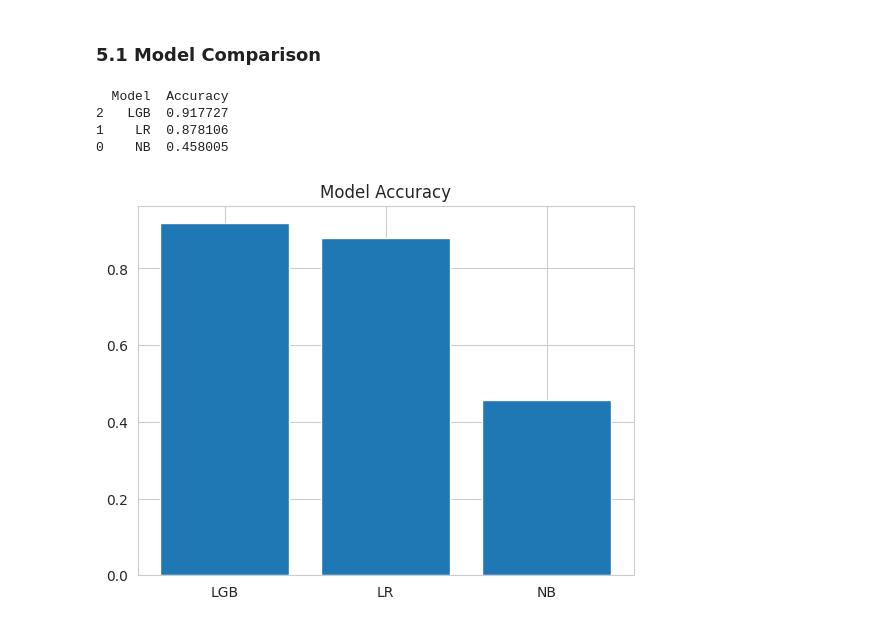
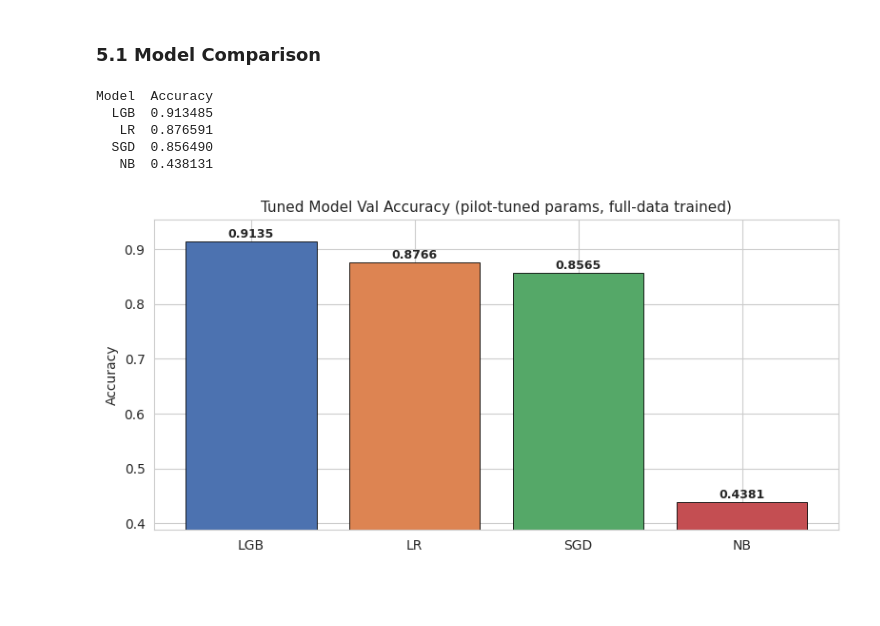
Before and after one commit to Avhi-kr/MLP_Project_Jan26, a Jupyter notebook: Main Notebook/FinalNoteboook.ipynb, the cells around one changed output. Saved outputs shown, nothing was run; the diff lists cells and outputs as text; code cells hidden in the pictures; blank space fills up the shorter version.

```diff
--- a/Main Notebook/FinalNoteboook.ipynb
+++ b/Main Notebook/FinalNoteboook.ipynb
@@ -643,0 +631,26 @@ Training LightGBM...
+# %%
+# ── Model 2: Logistic Regression ────────────────────────────────────────────
+# Step 1: tune on pilot (5%)
+print('Tuning Logistic Regression on pilot set...')
+lr_param_dist = {
+    'C'       : [0.01, 0.05, 0.1, 0.3, 0.5, 1.0, 2.0, 5.0, 10.0],
+    'solver'  : ['lbfgs', 'saga'],
+    'max_iter': [500, 1000]
+}
+lr_rs = RandomizedSearchCV(
+    LogisticRegression(random_state=42),
+    lr_param_dist, n_iter=15, cv=3, scoring='accuracy',
+    n_jobs=-1, random_state=42, verbose=0
+)
+lr_rs.fit(X_pilot, y_pilot)
+best_lr_params = lr_rs.best_params_
+print(f'  Best params (pilot): {best_lr_params}')
+
+# Step 2: train on FULL X_train with tuned params
+# Force max_iter=2000 on full fit to guarantee convergence on larger data
+print('Training Logistic Regression on full train set...')
+lr = LogisticRegression(**{**best_lr_params, 'max_iter': 2000, 'random_state': 42})
+lr.fit(X_train, y_train)
+lr_pred = lr.predict(X_val)
+lr_acc  = accuracy_score(y_val, lr_pred)
+print(f'  LR Val Accuracy : {lr_acc:.4f}')
@@ -644,20 +777,29 @@ Training LightGBM...
 # %% [markdown]
 ### 5.1 Model Comparison
-# %%
-results = pd.DataFrame({
-    'Model': ['NB', 'LR', 'LGB'],
-    'Accuracy': [nb_acc, lr_acc, lgb_acc]
-}).sort_values('Accuracy', ascending=False)
-
-print(results)
-
-plt.bar(results['Model'], results['Accuracy'])
-plt.title('Model Accuracy')
-plt.show()
-# %% [output]
-  Model  Accuracy
-2   LGB  0.917727
-1    LR  0.878106
-0    NB  0.458005
-[figure, removed]
+# %%
+results = pd.DataFrame({
+    'Model'   : ['NB', 'LR', 'SGD', 'LGB'],
+    'Accuracy': [nb_acc, lr_acc, sgd_acc, lgb_acc]
+}).sort_values('Accuracy', ascending=False).reset_index(drop=True)
+
+print(results.to_string(index=False))
+
+fig, ax = plt.subplots(figsize=(8, 4))
+colors = ['#4C72B0','#DD8452','#55A868','#C44E52']
+bars = ax.bar(results['Model'], results['Accuracy'], color=colors, edgecolor='black', linewidth=0.6)
+for bar, acc in zip(bars, results['Accuracy']):
+    ax.text(bar.get_x() + bar.get_width()/2, bar.get_height() + 0.002,
+            f'{acc:.4f}', ha='center', va='bottom', fontsize=9, fontweight='bold')
+ax.set_title('Tuned Model Val Accuracy (pilot-tuned params, full-data trained)', fontsize=11)
+ax.set_ylabel('Accuracy')
+ax.set_ylim(results['Accuracy'].min() - 0.05, min(results['Accuracy'].max() + 0.04, 1.0))
+plt.tight_layout()
+plt.show()
+# %% [output]
+Model  Accuracy
+  LGB  0.913485
+   LR  0.876591
+  SGD  0.856490
+   NB  0.438131
+[figure, added]
 # %%
```
Also changed, not shown: parts of 25 cells of this notebook.
